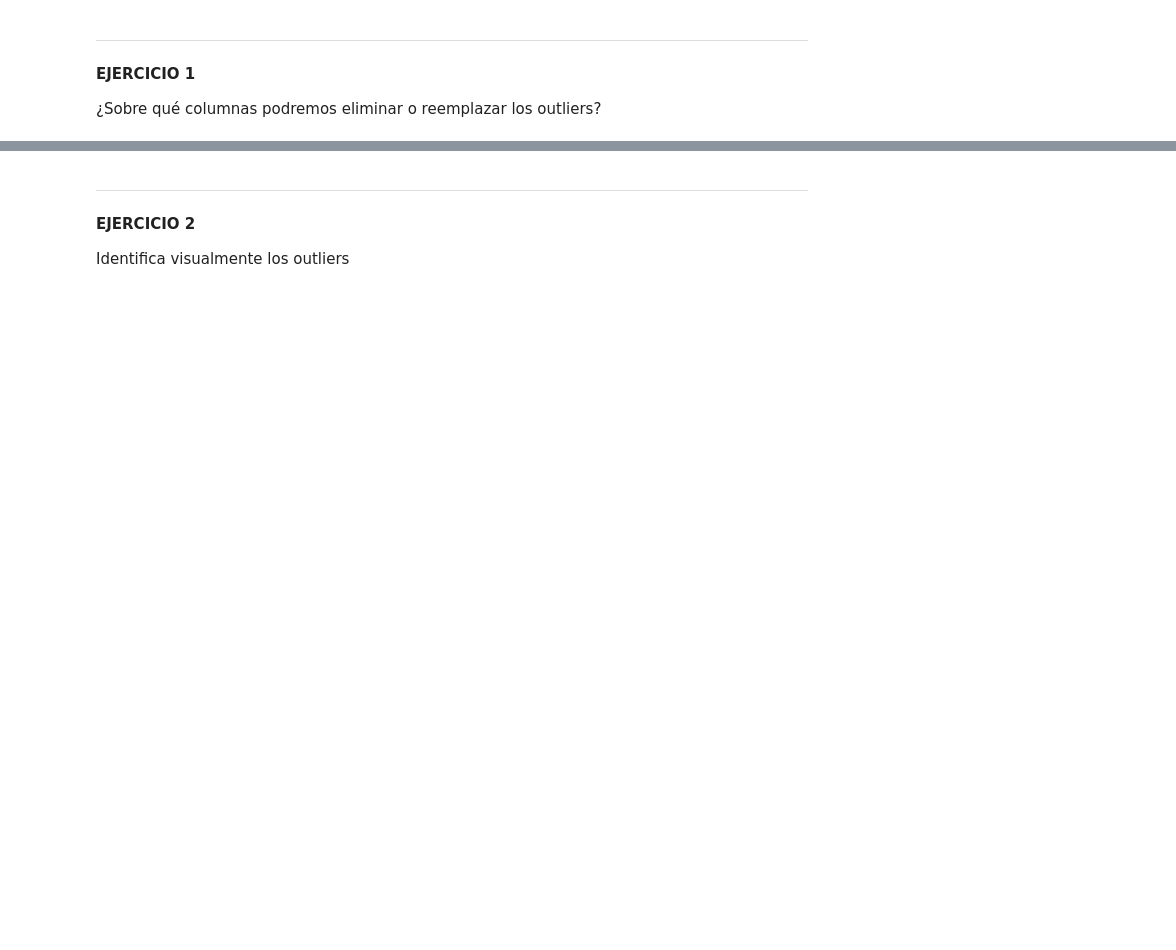
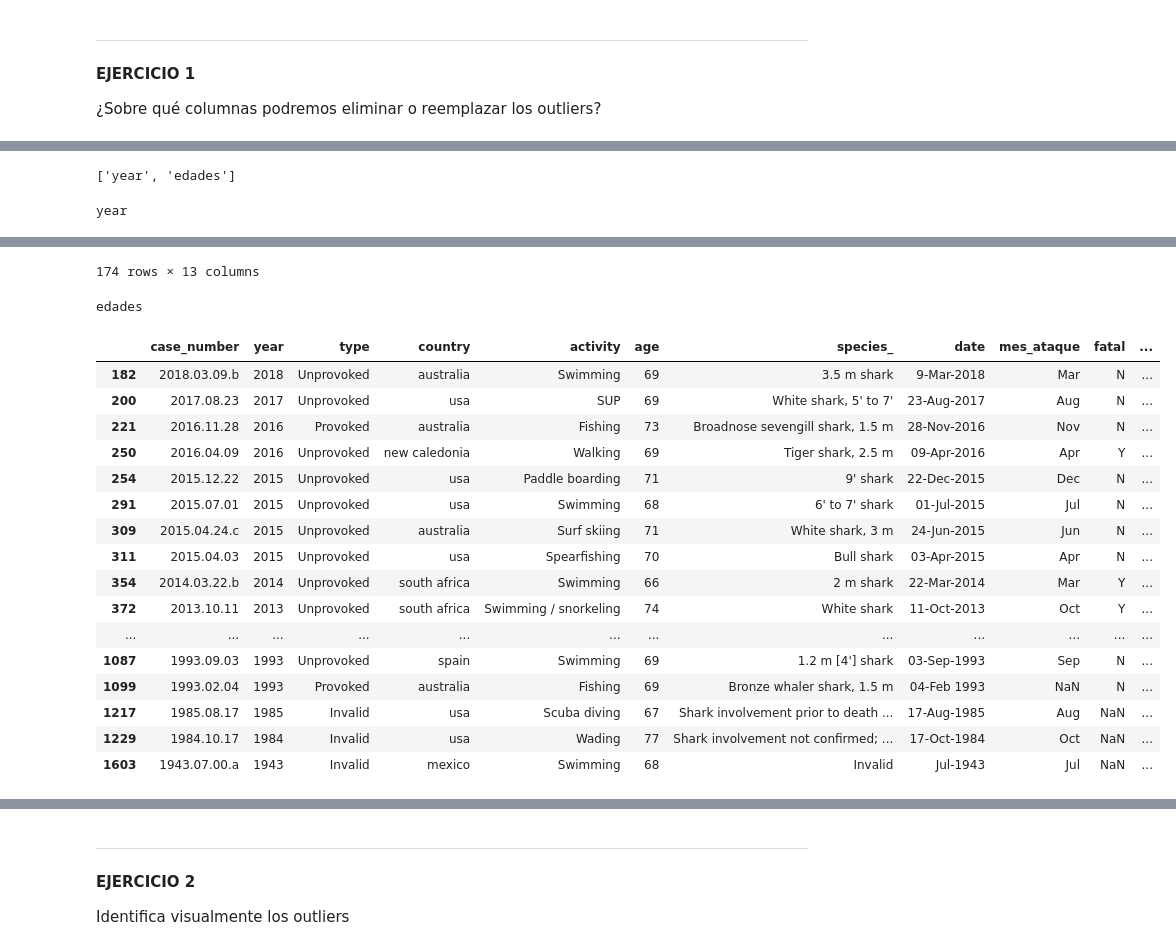
Before and after one commit to Adalab/DA-promo-c-modulo-2-sprint-2-Anahi-Mai, a Jupyter notebook: Limpieza/pp_limpieza_III.ipynb, the cells around one changed output, grey strips where cells are left out. Saved outputs shown, nothing was run; the diff lists cells and outputs as text; code cells hidden in the pictures; blank space fills up the shorter version.

```diff
--- a/Limpieza/pp_limpieza_III.ipynb
+++ b/Limpieza/pp_limpieza_III.ipynb
@@ -46,0 +82,33 @@ df.head(2)
+# %%
+lista_columnas = list(df_numericas.columns)
+lista_columnas
+# %% [output]
+['year', 'edades']
+# %%
+def detectar_outliers(lista_columnas, dataframe):
+
+    dicc_indices = {}
+
+    for col in lista_columnas:
+
+        Q1 = np.nanpercentile(df[col], 25)
+        Q3 = np.nanpercentile(df[col], 75)
+
+        IQR = Q3 - Q1
+
+        outlier_step = 1.5 * IQR
+
+        outliers_data = dataframe[(dataframe[col] < Q1 - outlier_step) | (dataframe[col] > Q3 + outlier_step)]
+        print(col)
+        display(outliers_data)
+
+        if outliers_data.shape[0] > 0:
+
+            dicc_indices[col] = (list(outliers_data.index))
+
+
+    return dicc_indices
+# %%
+indices = detectar_outliers(lista_columnas, df)
+# %% [output]
+year
@@ -46,0 +127,19 @@ df.head(2)
+174 rows × 13 columns
+edades
+|  | case_number | year | type | country | activity | age | species_ | date | mes_ataque | fatal | ... |
+| 182 | 2018.03.09.b | 2018 | Unprovoked | australia | Swimming | 69 | 3.5 m shark | 9-Mar-2018 | Mar | N | ... |
+| 200 | 2017.08.23 | 2017 | Unprovoked | usa | SUP | 69 | White shark, 5' to 7' | 23-Aug-2017 | Aug | N | ... |
+| 221 | 2016.11.28 | 2016 | Provoked | australia | Fishing | 73 | Broadnose sevengill shark, 1.5 m | 28-Nov-2016 | Nov | N | ... |
+| 250 | 2016.04.09 | 2016 | Unprovoked | new caledonia | Walking | 69 | Tiger shark, 2.5 m | 09-Apr-2016 | Apr | Y | ... |
+| 254 | 2015.12.22 | 2015 | Unprovoked | usa | Paddle boarding | 71 | 9' shark | 22-Dec-2015 | Dec | N | ... |
+| 291 | 2015.07.01 | 2015 | Unprovoked | usa | Swimming | 68 | 6' to 7' shark | 01-Jul-2015 | Jul | N | ... |
+| 309 | 2015.04.24.c | 2015 | Unprovoked | australia | Surf skiing | 71 | White shark, 3 m | 24-Jun-2015 | Jun | N | ... |
+| 311 | 2015.04.03 | 2015 | Unprovoked | usa | Spearfishing | 70 | Bull shark | 03-Apr-2015 | Apr | N | ... |
+| 354 | 2014.03.22.b | 2014 | Unprovoked | south africa | Swimming | 66 | 2 m shark | 22-Mar-2014 | Mar | Y | ... |
+| 372 | 2013.10.11 | 2013 | Unprovoked | south africa | Swimming / snorkeling | 74 | White shark | 11-Oct-2013 | Oct | Y | ... |
+| ... | ... | ... | ... | ... | ... | ... | ... | ... | ... | ... | ... |
+| 1087 | 1993.09.03 | 1993 | Unprovoked | spain | Swimming | 69 | 1.2 m [4'] shark | 03-Sep-1993 | Sep | N | ... |
+| 1099 | 1993.02.04 | 1993 | Provoked | australia | Fishing | 69 | Bronze whaler shark, 1.5 m | 04-Feb 1993 | NaN | N | ... |
+| 1217 | 1985.08.17 | 1985 | Invalid | usa | Scuba diving | 67 | Shark involvement prior to death ... | 17-Aug-1985 | Aug | NaN | ... |
+| 1229 | 1984.10.17 | 1984 | Invalid | usa | Wading | 77 | Shark involvement not confirmed; ... | 17-Oct-1984 | Oct | NaN | ... |
+| 1603 | 1943.07.00.a | 1943 | Invalid | mexico | Swimming | 68 | Invalid | Jul-1943 | Jul | NaN | ... |
```
Also changed, not shown: parts of 12 cells of this notebook, 4 other files.
